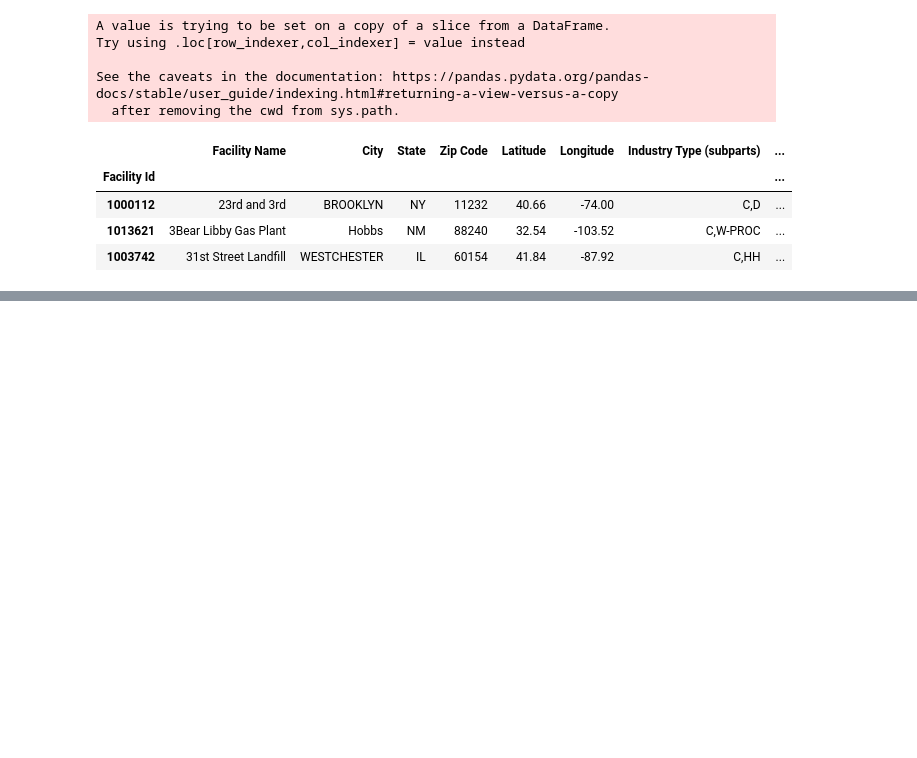
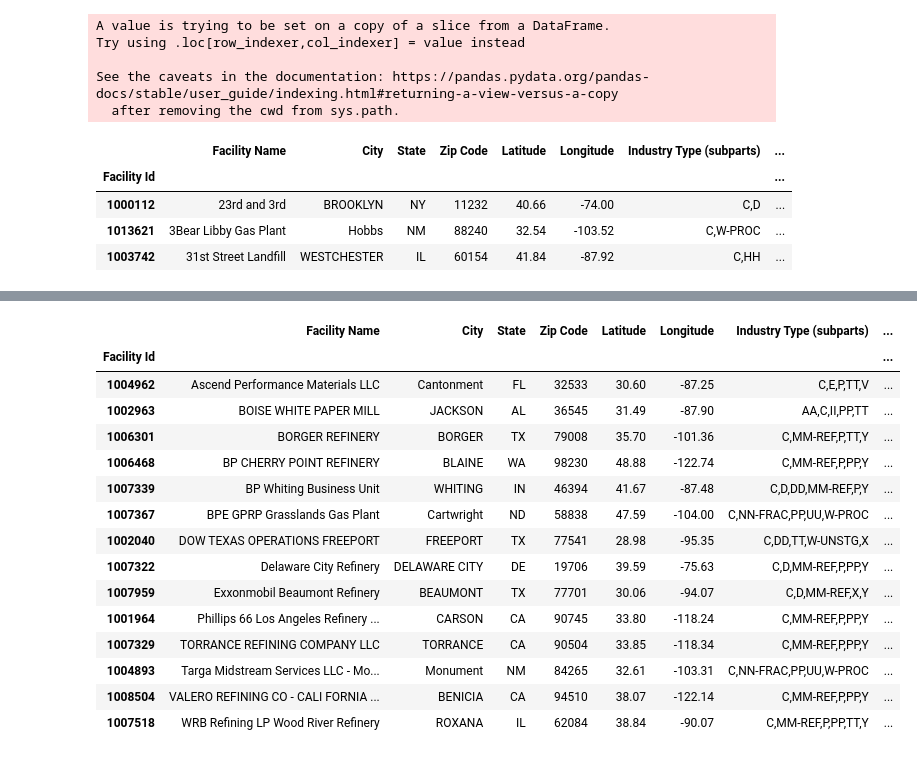
Before and after one commit to edanyi/ed_RCEL506, a Jupyter notebook: RCEL_506_CCS_Analysis.ipynb, the cells around one changed output, grey strips where cells are left out. Drawn from its saved outputs; the diff is of its cells as text; code cells hidden in the pictures; blank space fills up the shorter version.

```diff
--- a/RCEL_506_CCS_Analysis.ipynb
+++ b/RCEL_506_CCS_Analysis.ipynb
@@ -592,0 +604,9 @@ co2_industries.iloc[:,[5,11,12]]
+# %%
+# Replace all subpart letters with industry name
+
+co2_facilities['Subpart 1'] = co2_facilities['Subpart 1'].replace(to_replace=subparts.index,value=subparts['Name of industry'])
+co2_facilities['Subpart 2'] = co2_facilities['Subpart 2'].replace(to_replace=subparts.index,value=subparts['Name of industry'])
+co2_facilities['Subpart 3'] = co2_facilities['Subpart 3'].replace(to_replace=subparts.index,value=subparts['Name of industry'])
+co2_facilities['Subpart 4'] = co2_facilities['Subpart 4'].replace(to_replace=subparts.index,value=subparts['Name of industry'])
+co2_facilities['Subpart 5'] = co2_facilities['Subpart 5'].replace(to_replace=subparts.index,value=subparts['Name of industry'])
+co2_facilities['Subpart 6'] = co2_facilities['Subpart 6'].replace(to_replace=subparts.index,value=subparts['Name of industry'])
@@ -592,0 +631,21 @@ co2_industries.iloc[:,[5,11,12]]
+# %%
+# Test check for facilities reporting under 4 or more subparts
+
+co2_facilities[co2_facilities['# of Subparts']>4]
+# %% [output]
+|  | Facility Name | City | State | Zip Code | Latitude | Longitude | Industry Type (subparts) | ... |
+| Facility Id |  |  |  |  |  |  |  | ... |
+| 1004962 | Ascend Performance Materials LLC | Cantonment | FL | 32533 | 30.60 | -87.25 | C,E,P,TT,V | ... |
+| 1002963 | BOISE WHITE PAPER MILL | JACKSON | AL | 36545 | 31.49 | -87.90 | AA,C,II,PP,TT | ... |
+| 1006301 | BORGER REFINERY | BORGER | TX | 79008 | 35.70 | -101.36 | C,MM-REF,P,TT,Y | ... |
+| 1006468 | BP CHERRY POINT REFINERY | BLAINE | WA | 98230 | 48.88 | -122.74 | C,MM-REF,P,PP,Y | ... |
+| 1007339 | BP Whiting Business Unit | WHITING | IN | 46394 | 41.67 | -87.48 | C,D,DD,MM-REF,P,Y | ... |
+| 1007367 | BPE GPRP Grasslands Gas Plant | Cartwright | ND | 58838 | 47.59 | -104.00 | C,NN-FRAC,PP,UU,W-PROC | ... |
+| 1002040 | DOW TEXAS OPERATIONS FREEPORT | FREEPORT | TX | 77541 | 28.98 | -95.35 | C,DD,TT,W-UNSTG,X | ... |
+| 1007322 | Delaware City Refinery | DELAWARE CITY | DE | 19706 | 39.59 | -75.63 | C,D,MM-REF,P,PP,Y | ... |
+| 1007959 | Exxonmobil Beaumont Refinery | BEAUMONT | TX | 77701 | 30.06 | -94.07 | C,D,MM-REF,X,Y | ... |
+| 1001964 | Phillips 66 Los Angeles Refinery ... | CARSON | CA | 90745 | 33.80 | -118.24 | C,MM-REF,P,PP,Y | ... |
+| 1007329 | TORRANCE REFINING COMPANY LLC | TORRANCE | CA | 90504 | 33.85 | -118.34 | C,MM-REF,P,PP,Y | ... |
+| 1004893 | Targa Midstream Services LLC - Mo... | Monument | NM | 84265 | 32.61 | -103.31 | C,NN-FRAC,PP,UU,W-PROC | ... |
+| 1008504 | VALERO REFINING CO - CALI FORNIA ... | BENICIA | CA | 94510 | 38.07 | -122.14 | C,MM-REF,P,PP,Y | ... |
+| 1007518 | WRB Refining LP Wood River Refinery | ROXANA | IL | 62084 | 38.84 | -90.07 | C,MM-REF,P,PP,TT,Y | ... |
```
Also changed, not shown: parts of 11 cells of this notebook.
